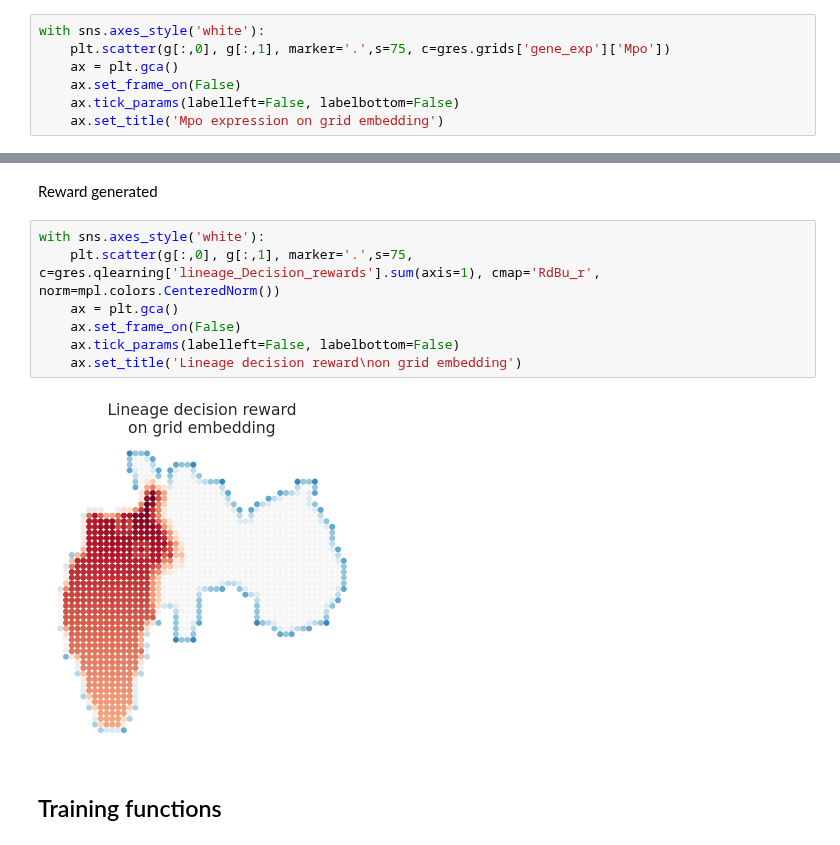
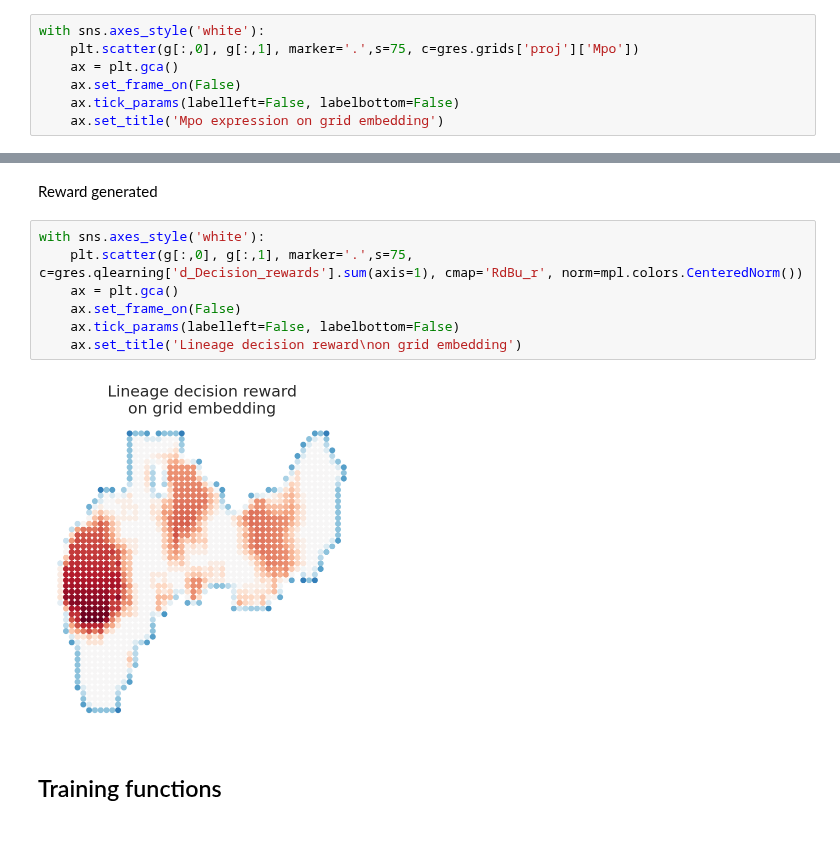
Before and after one commit to PeterPonyu/scRL, a Jupyter notebook: source/notebook/Basics_on_scRL.ipynb, the cells around one changed output, grey strips where cells are left out. Cells and saved outputs as stored; diff of their text form.

```diff
--- a/source/notebook/Basics_on_scRL.ipynb
+++ b/source/notebook/Basics_on_scRL.ipynb
@@ -108,6 +118,6 @@ scRL.project_expression(gres, exp)
 # %%
 with sns.axes_style('white'):
-    plt.scatter(g[:,0], g[:,1], marker='.',s=75, c=gres.grids['gene_exp']['Mpo'])
+    plt.scatter(g[:,0], g[:,1], marker='.',s=75, c=gres.grids['proj']['Mpo'])
     ax = plt.gca()
     ax.set_frame_on(False)
     ax.tick_params(labelleft=False, labelbottom=False)
@@ -128,13 +138,13 @@ import matplotlib as mpl
  Reward generated
 # %%
 with sns.axes_style('white'):
-    plt.scatter(g[:,0], g[:,1], marker='.',s=75, c=gres.qlearning['lineage_Decision_rewards'].sum(axis=1), cmap='RdBu_r', norm=mpl.colors.CenteredNorm())
+    plt.scatter(g[:,0], g[:,1], marker='.',s=75, c=gres.qlearning['d_Decision_rewards'].sum(axis=1), cmap='RdBu_r', norm=mpl.colors.CenteredNorm())
     ax = plt.gca()
     ax.set_frame_on(False)
     ax.tick_params(labelleft=False, labelbottom=False)
     ax.set_title('Lineage decision reward\non grid embedding')
 # %% [output]
-[figure, old version]
+[figure, new version]
 # %% [markdown]
 ## Training functions
 # %% [markdown]
```
Also changed, not shown: parts of 17 cells of this notebook.
